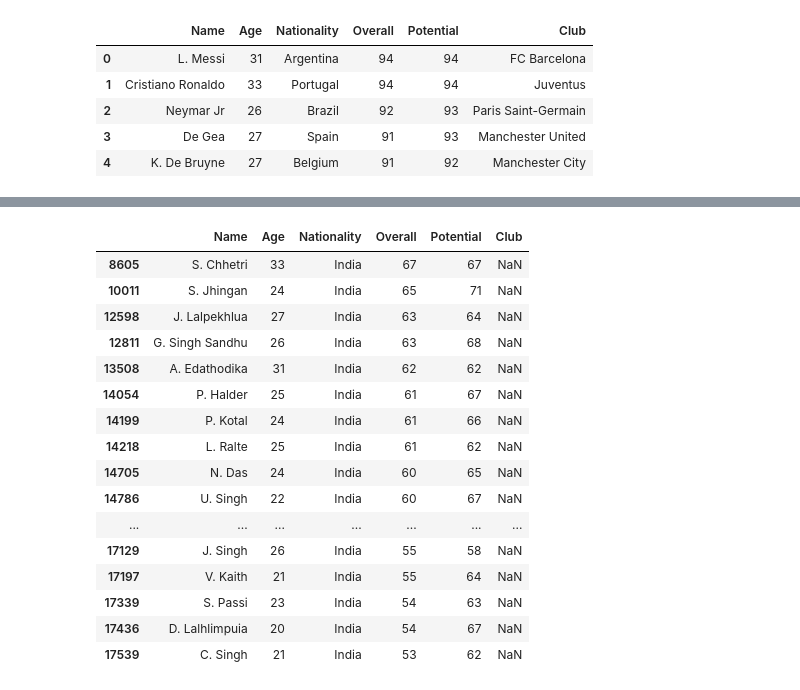
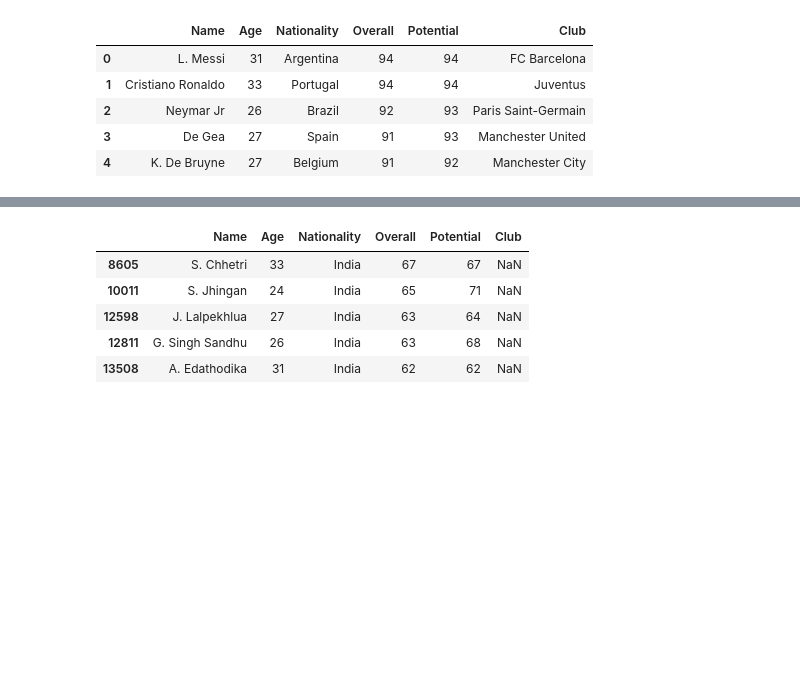
Before and after one commit to skyplane1/pythonscripts, a Jupyter notebook: Fifa.ipynb, the cells around one changed output, grey strips where cells are left out. Cells and saved outputs as stored; diff of their text form; code cells hidden in the pictures; blank space fills up the shorter version.

```diff
--- a/Fifa.ipynb
+++ b/Fifa.ipynb
@@ -58,23 +42,12 @@ dtype: object
 # %%
 #Locate all terms in fifa2 DF in the DF column 'Nationality' that is equal to India
-fifa_india = fifa2.loc[fifa2['Nationality'] == 'India']
-fifa_india
+fifa_ind = fifa2.loc[fifa2['Nationality'] == 'India']
+fifa_ind.head()
 # %% [output]
 |  | Name | Age | Nationality | Overall | Potential | Club |
 | 8605 | S. Chhetri | 33 | India | 67 | 67 | NaN |
 | 10011 | S. Jhingan | 24 | India | 65 | 71 | NaN |
 | 12598 | J. Lalpekhlua | 27 | India | 63 | 64 | NaN |
 | 12811 | G. Singh Sandhu | 26 | India | 63 | 68 | NaN |
 | 13508 | A. Edathodika | 31 | India | 62 | 62 | NaN |
-| 14054 | P. Halder | 25 | India | 61 | 67 | NaN |
-| 14199 | P. Kotal | 24 | India | 61 | 66 | NaN |
-| 14218 | L. Ralte | 25 | India | 61 | 62 | NaN |
-| 14705 | N. Das | 24 | India | 60 | 65 | NaN |
-| 14786 | U. Singh | 22 | India | 60 | 67 | NaN |
-| ... | ... | ... | ... | ... | ... | ... |
-| 17129 | J. Singh | 26 | India | 55 | 58 | NaN |
-| 17197 | V. Kaith | 21 | India | 55 | 64 | NaN |
-| 17339 | S. Passi | 23 | India | 54 | 63 | NaN |
-| 17436 | D. Lalhlimpuia | 20 | India | 54 | 67 | NaN |
-| 17539 | C. Singh | 21 | India | 53 | 62 | NaN |
 # %%
```
Also changed, not shown: parts of 13 cells of this notebook, 1 other file.
